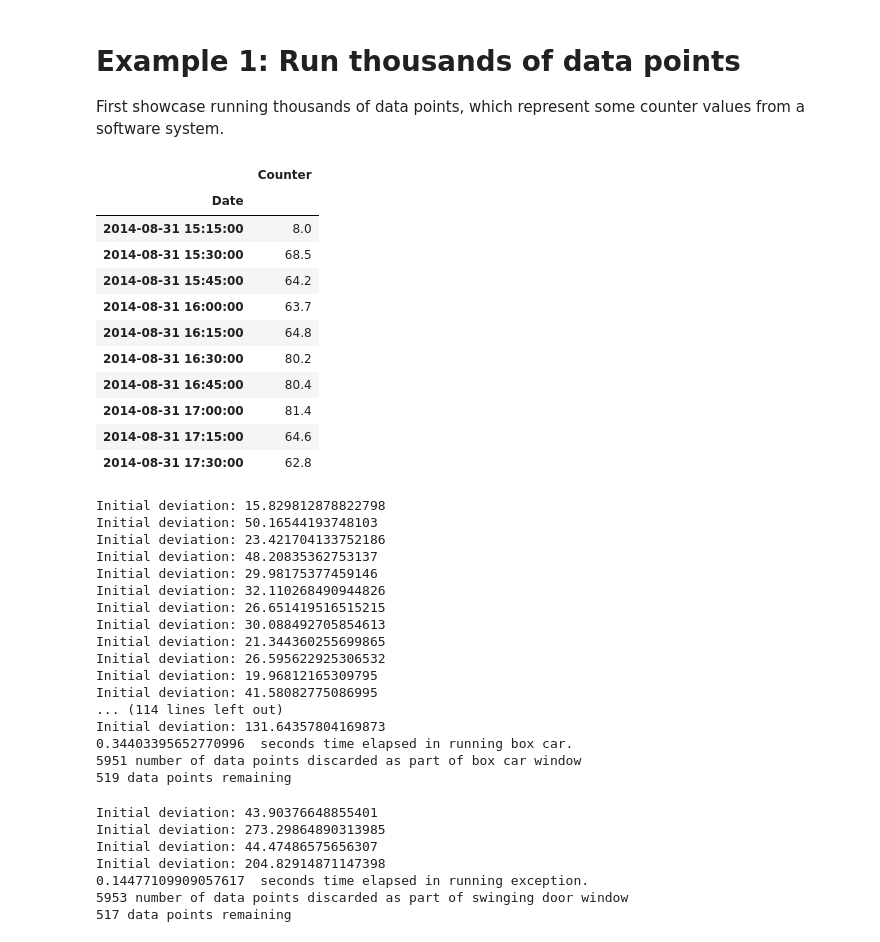
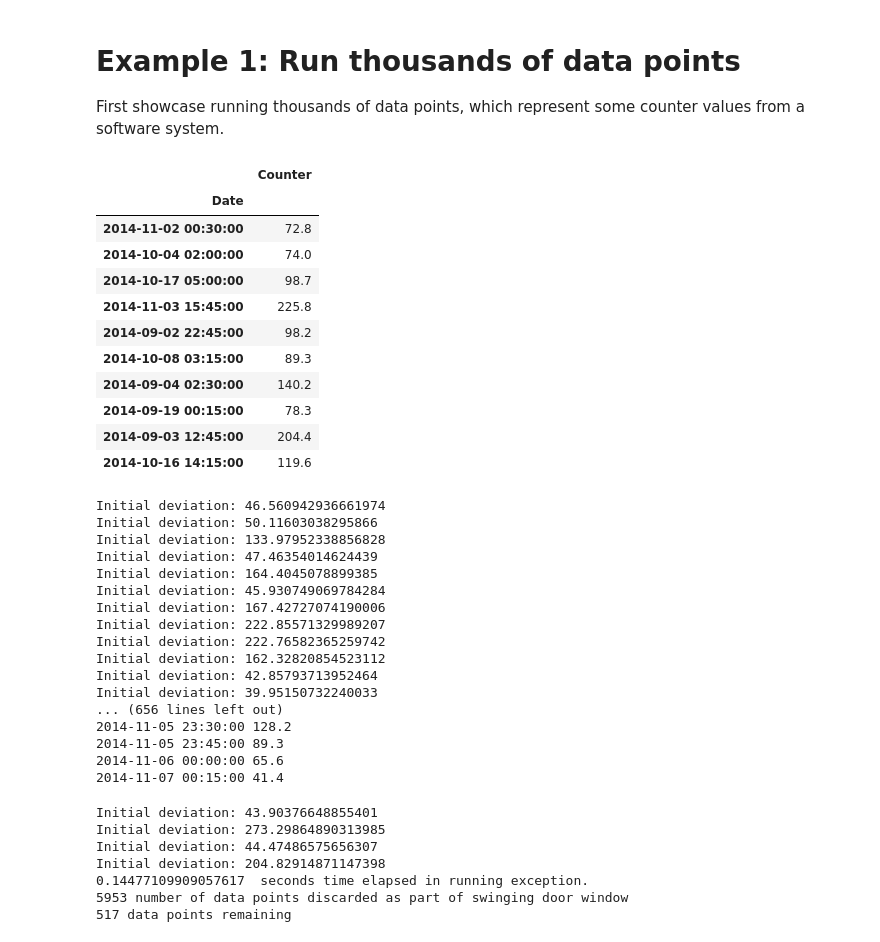
Before and after one commit to jsy1218/TSA, a Jupyter notebook: data_compression_algorithms.ipynb, the cells around one changed output. Cells and saved outputs as stored; diff of their text form; code cells hidden in the pictures.

```diff
--- a/data_compression_algorithms.ipynb
+++ b/data_compression_algorithms.ipynb
@@ -23,29 +27,29 @@ box_car_compressor = UnorderedTimeSeriesCompressor(data_size, Algorithm.BoxCar)
 swinging_door_compressor = UnorderedTimeSeriesCompressor(data_size, Algorithm.SwingingDoor)
 hybrid_compressor = UnorderedTimeSeriesCompressor(data_size, Algorithm.BoxCar.Hybrid)
 # %%
-df = pd.read_csv('data/sample1.csv', parse_dates=True, index_col=0)
+df = pd.read_csv('data/sample1_random.csv', parse_dates=True, index_col=0)
 df['Counter'] = df['Counter'].astype(float)
 shuffled_df = df.sample(frac=1)
 
 data = {}
 
 for index, row in df.iterrows():
     data[index] = row['Counter']
 
 df.head(10)
 # %% [output]
 |  | Counter |
 | Date |  |
-| 2014-08-31 15:15:00 | 8.0 |
-| 2014-08-31 15:30:00 | 68.5 |
-| 2014-08-31 15:45:00 | 64.2 |
-| 2014-08-31 16:00:00 | 63.7 |
-| 2014-08-31 16:15:00 | 64.8 |
-| 2014-08-31 16:30:00 | 80.2 |
-| 2014-08-31 16:45:00 | 80.4 |
-| 2014-08-31 17:00:00 | 81.4 |
-| 2014-08-31 17:15:00 | 64.6 |
-| 2014-08-31 17:30:00 | 62.8 |
+| 2014-11-02 00:30:00 | 72.8 |
+| 2014-10-04 02:00:00 | 74.0 |
+| 2014-10-17 05:00:00 | 98.7 |
+| 2014-11-03 15:45:00 | 225.8 |
+| 2014-09-02 22:45:00 | 98.2 |
+| 2014-10-08 03:15:00 | 89.3 |
+| 2014-09-04 02:30:00 | 140.2 |
+| 2014-09-19 00:15:00 | 78.3 |
+| 2014-09-03 12:45:00 | 204.4 |
+| 2014-10-16 14:15:00 | 119.6 |
 # %%
 t0 = tm.time()
 
@@ -73,24 +77,27 @@ t1 = tm.time()
 print("{} {}".format((t1 - t0), " seconds time elapsed in running box car."))
 print("{} {}".format((len(data) - len(box_car)), "number of data points discarded as part of box car window"))
 print("{} {}".format(len(box_car), "data points remaining"))
+
+for time, value in box_car.items():
+    print("{} {}".format(time, value))
 # %% [output]
-Initial deviation: 15.829812878822798
-Initial deviation: 50.16544193748103
-Initial deviation: 23.421704133752186
-Initial deviation: 48.20835362753137
-Initial deviation: 29.98175377459146
-Initial deviation: 32.110268490944826
-Initial deviation: 26.651419516515215
-Initial deviation: 30.088492705854613
-Initial deviation: 21.344360255699865
-Initial deviation: 26.595622925306532
-Initial deviation: 19.96812165309795
-Initial deviation: 41.58082775086995
-... (114 lines left out)
-Initial deviation: 131.64357804169873
-0.34403395652770996  seconds time elapsed in running box car.
-5951 number of data points discarded as part of box car window
-519 data points remaining
+Initial deviation: 46.560942936661974
+Initial deviation: 50.11603038295866
+Initial deviation: 133.97952338856828
+Initial deviation: 47.46354014624439
+Initial deviation: 164.4045078899385
+Initial deviation: 45.930749069784284
+Initial deviation: 167.42727074190006
+Initial deviation: 222.85571329989207
+Initial deviation: 222.76582365259742
+Initial deviation: 162.32820854523112
+Initial deviation: 42.85793713952464
+Initial deviation: 39.95150732240033
+... (656 lines left out)
+2014-11-05 23:30:00 128.2
+2014-11-05 23:45:00 89.3
+2014-11-06 00:00:00 65.6
+2014-11-07 00:15:00 41.4
 # %%
 box_car_modified = {}
 
```
Also changed, not shown: parts of 1 cell of this notebook, 1 other file.
